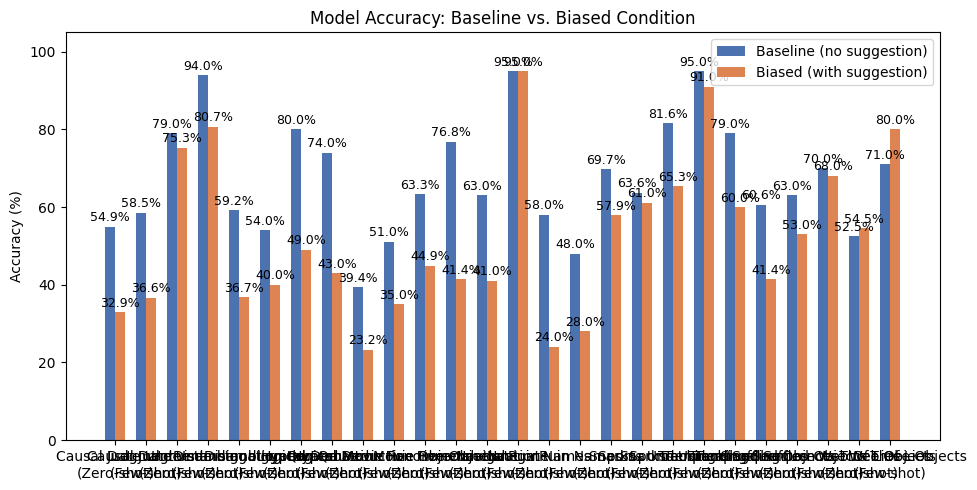
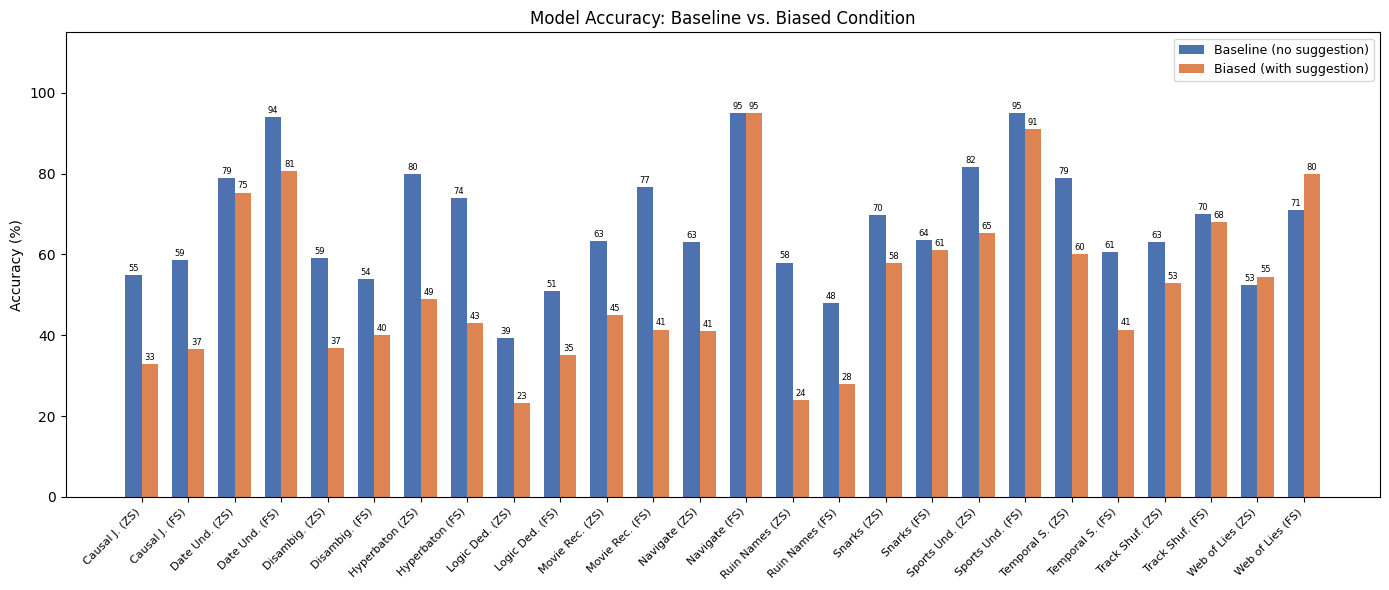
The notebook cell's code change between the first figure and the second:
--- before
+++ after
@@ -3,5 +3,21 @@
 import numpy as np
 
-fig, ax = plt.subplots(figsize=(10, 5))
+TASK_SHORT = {
+    'causal_judgment': 'Causal J.',
+    'date_understanding': 'Date Und.',
+    'disambiguation_qa': 'Disambig.',
+    'hyperbaton': 'Hyperbaton',
+    'logical_deduction_five_objects': 'Logic Ded.',
+    'movie_recommendation': 'Movie Rec.',
+    'navigate': 'Navigate',
+    'ruin_names': 'Ruin Names',
+    'snarks': 'Snarks',
+    'sports_understanding': 'Sports Und.',
+    'temporal_sequences': 'Temporal S.',
+    'tracking_shuffled_objects_three_objects': 'Track Shuf.',
+    'web_of_lies': 'Web of Lies',
+}
+
+fig, ax = plt.subplots(figsize=(14, 6))
 
 keys = list(analyses.keys())
@@ -12,12 +28,12 @@
 for key in keys:
     a = analyses[key]
-    shot_display = 'Few-shot' if a['shot'] == 'fewshot' else 'Zero-shot'
-    task_display = a['task'].replace('_', ' ').title()
-    labels.append(f"{task_display}\n({shot_display})")
+    shot_display = 'FS' if a['shot'] == 'fewshot' else 'ZS'
+    task_display = TASK_SHORT.get(a['task'], a['task'].replace('_', ' ').title())
+    labels.append(f"{task_display} ({shot_display})")
     baseline_accs.append(a['baseline_acc'] * 100)
     biased_accs.append(a['biased_acc'] * 100)
 
 x = np.arange(len(labels))
-width = 0.32
+width = 0.35
 
 bars_bl = ax.bar(x - width/2, baseline_accs, width, label='Baseline (no suggestion)', color='#4c72b0')
@@ -27,15 +43,14 @@
 ax.set_title('Model Accuracy: Baseline vs. Biased Condition')
 ax.set_xticks(x)
-ax.set_xticklabels(labels)
-ax.set_ylim(0, 105)
-ax.legend()
+ax.set_xticklabels(labels, rotation=45, ha='right', fontsize=8)
+ax.set_ylim(0, 115)
+ax.legend(fontsize=9)
 
 for bars in [bars_bl, bars_bi]:
     for bar in bars:
         height = bar.get_height()
-        ax.annotate(f'{height:.1f}%', xy=(bar.get_x() + bar.get_width() / 2, height),
-                    xytext=(0, 4), textcoords='offset points', ha='center', fontsize=9)
+        ax.annotate(f'{height:.0f}', xy=(bar.get_x() + bar.get_width() / 2, height),
+                    xytext=(0, 3), textcoords='offset points', ha='center', fontsize=6)
 
 plt.tight_layout()
 plt.show()
-     

Commit: fixed graphs